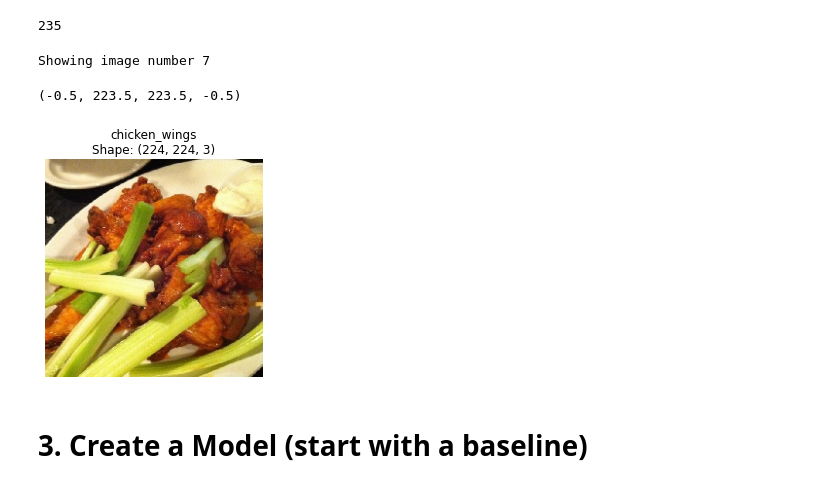
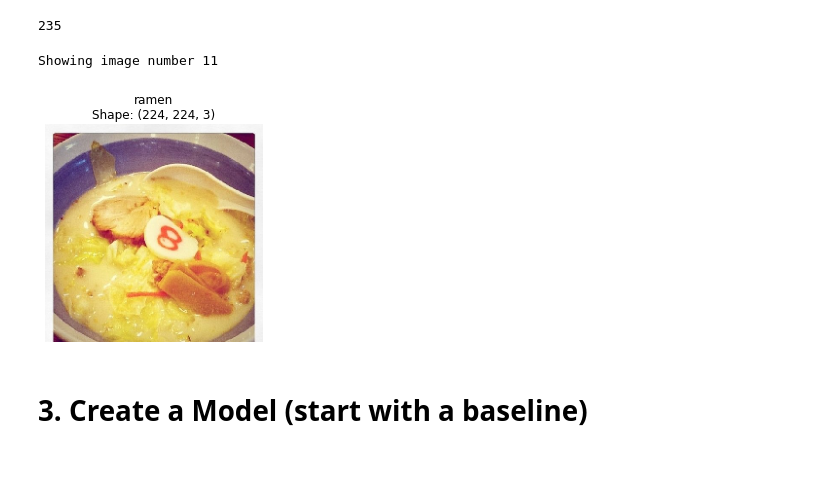
Before and after one commit to DataAnalyticsDojo/Samples-TensorFlow, a Jupyter notebook: FundamentalsCourse/03a_multiclass_cnn_with_tensorflow.ipynb, the cells around one changed output. Drawn from its saved outputs; the diff is of its cells as text; code cells hidden in the pictures.

```diff
--- a/FundamentalsCourse/03a_multiclass_cnn_with_tensorflow.ipynb
+++ b/FundamentalsCourse/03a_multiclass_cnn_with_tensorflow.ipynb
@@ -255,18 +264,20 @@ len(train_data) # This equals 1500 images divided by batch size of 32, rounded u
 # %%
 # Show a random image and its label from our Image Generator/Loader
 import random
-# Return a number between 0 and the length of our images array (both included)
-random_number = random.randint(0, len(images)-1)
-label_index = np.argmax(labels[random_number])
-print(f"Showing image number {random_number}")
-image_shape = images[random_number].shape
-plt.imshow(images[random_number])
-plt.title(f"{class_names[label_index]}\nShape: {image_shape}")
-plt.axis(False)
+def view_random_image_from_data_generator_iterator(images, labels):
+    # Return a number between 0 and the length of our images array (both included)
+    random_number = random.randint(0, len(images)-1)
+    label_index = np.argmax(labels[random_number])
+    print(f"Showing image number {random_number}")
+    image_shape = images[random_number].shape
+    plt.imshow(images[random_number])
+    plt.title(f"{class_names[label_index]}\nShape: {image_shape}")
+    plt.axis(False)
-# %% [output]
-Showing image number 7
-(-0.5, 223.5, 223.5, -0.5)
-[figure, removed]
+# %%
+view_random_image_from_data_generator_iterator(images, labels)
+# %% [output]
+Showing image number 11
+[figure, added]
 # %% [markdown]
 # 3. Create a Model (start with a baseline)
 # %% [markdown]
```
Also changed, not shown: parts of 28 cells of this notebook, 3 other files.
